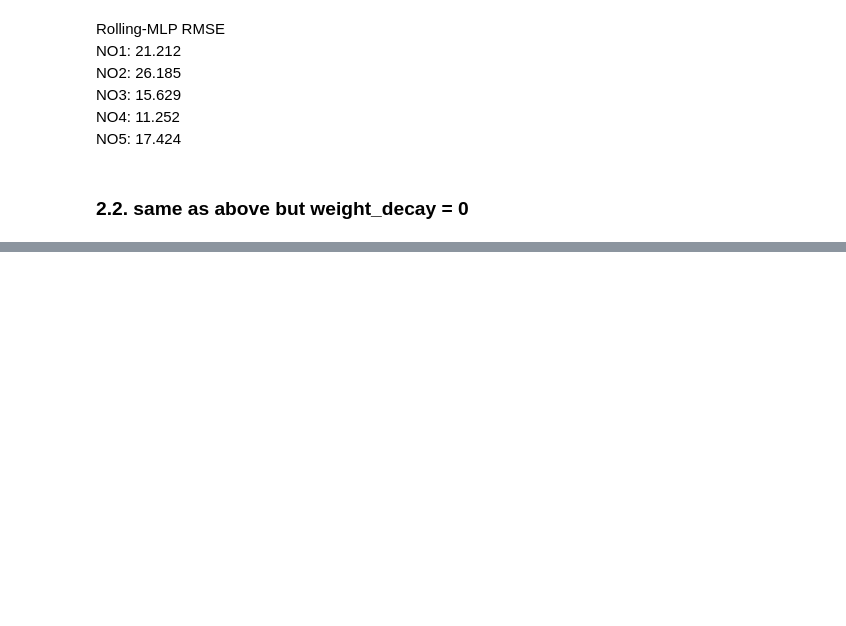
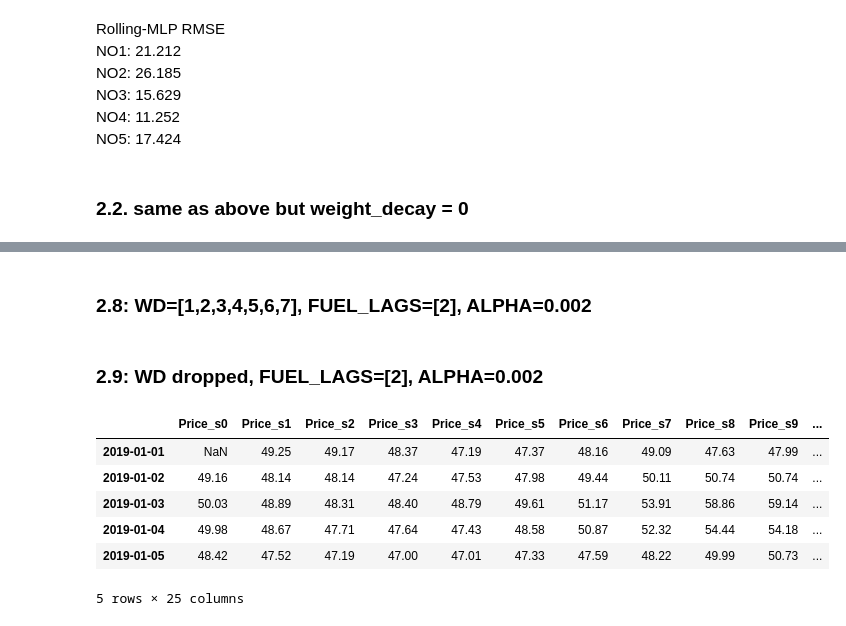
Before and after one commit to aamaguay/DLiE_forecast, a Jupyter notebook: srs/notebooks/playground_mlp_bekzod.ipynb, the cells around one changed output, grey strips where cells are left out. Drawn from its saved outputs; the diff is of its cells as text; code cells hidden in the pictures; blank space fills up the shorter version.

```diff
--- a/srs/notebooks/playground_mlp_bekzod.ipynb
+++ b/srs/notebooks/playground_mlp_bekzod.ipynb
@@ -777,0 +1291,2 @@ tensor([0.2327, 0.2332, 0.2336, 0.2341, 0.2346, 0.2350, 0.2355, 0.2360, 0.2365,
+# %% [markdown]
+### 2.8: WD=[1,2,3,4,5,6,7], FUEL_LAGS=[2], ALPHA=0.002
@@ -777,0 +1438,2 @@ tensor([0.2327, 0.2332, 0.2336, 0.2341, 0.2346, 0.2350, 0.2355, 0.2360, 0.2365,
+# %% [markdown]
+### 2.9: WD dropped, FUEL_LAGS=[2], ALPHA=0.002
@@ -777,0 +1573,25 @@ tensor([0.2327, 0.2332, 0.2336, 0.2341, 0.2346, 0.2350, 0.2355, 0.2360, 0.2365,
+# %%
+dat_eval = zone_data['NO1']["tensor"].cpu().numpy()
+reg_names= zone_data['NO1']["df"].columns[1:]
+days_eval= pd.to_datetime(zone_data["NO1"]["dates"])
+# cell N: extract the pieces you want to peek at
+n_days, S, n_vars = dat_eval.shape
+price_idx = reg_names.get_loc("Price")
+
+# build the Price_s* DataFrame
+df_prices = pd.DataFrame({
+    f"Price_s{h}": dat_eval[:, h, price_idx]
+    for h in range(S)
+}, index=days_eval)
+
+# show the first few rows
+df_prices["P_daily_mean"] = df_prices.mean(axis=1)
+df_prices.head()
+# %% [output]
+|  | Price_s0 | Price_s1 | Price_s2 | Price_s3 | Price_s4 | Price_s5 | Price_s6 | Price_s7 | Price_s8 | Price_s9 | ... |
+| 2019-01-01 | NaN | 49.25 | 49.17 | 48.37 | 47.19 | 47.37 | 48.16 | 49.09 | 47.63 | 47.99 | ... |
+| 2019-01-02 | 49.16 | 48.14 | 48.14 | 47.24 | 47.53 | 47.98 | 49.44 | 50.11 | 50.74 | 50.74 | ... |
+| 2019-01-03 | 50.03 | 48.89 | 48.31 | 48.40 | 48.79 | 49.61 | 51.17 | 53.91 | 58.86 | 59.14 | ... |
+| 2019-01-04 | 49.98 | 48.67 | 47.71 | 47.64 | 47.43 | 48.58 | 50.87 | 52.32 | 54.44 | 54.18 | ... |
+| 2019-01-05 | 48.42 | 47.52 | 47.19 | 47.00 | 47.01 | 47.33 | 47.59 | 48.22 | 49.99 | 50.73 | ... |
+5 rows × 25 columns
```
Also changed, not shown: parts of 39 cells of this notebook, 7 other files.
